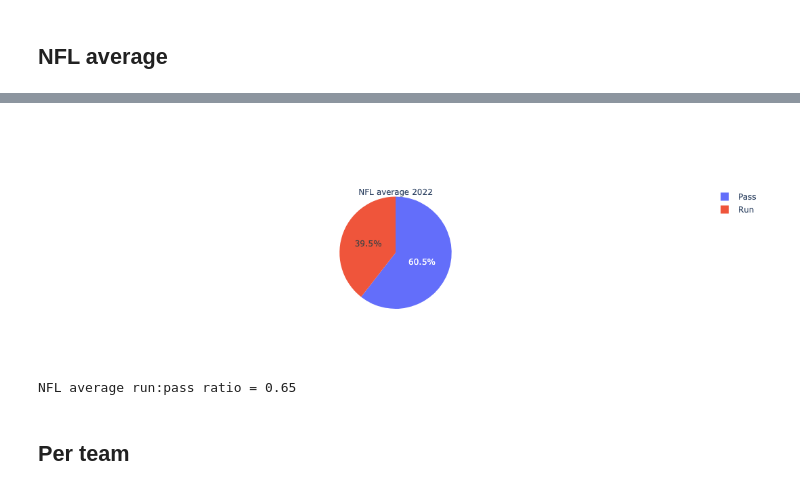
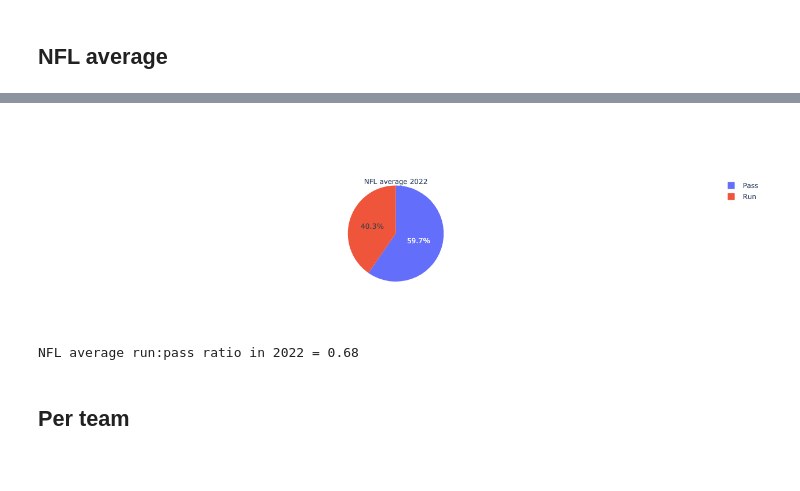
Before and after one commit to reint-fischer/soccer-research, a Jupyter notebook: run_pass.ipynb, the cells around one changed output, grey strips where cells are left out. Cells and saved outputs as stored; diff of their text form; code cells hidden in the pictures.

```diff
--- a/run_pass.ipynb
+++ b/run_pass.ipynb
@@ -7,11 +7,12 @@ import numpy as np
 import plotly.graph_objects as go
 import plotly.express as px
 # %%
+year = 2022
 ### Play-By-Play data for 2022
-df_pbp_2022 = nfl.import_pbp_data(years=[2022])
+df_pbp_2022 = nfl.import_pbp_data(years=[year])
 
 ### Players
-df_players = nfl.import_rosters([2021])
+df_players = nfl.import_rosters([year])
 ### Teams
 df_teams = nfl.import_team_desc()
 # %% [output]
@@ -72,12 +60,12 @@ set(df_pbp_2022['play_type'])
 # %%
-fig = go.Figure(data=[go.Pie(labels=labels, values=values, title='NFL average 2022')])
+fig = go.Figure(data=[go.Pie(labels=labels, values=values, title=f'NFL average {year}')])
 fig.show()
 # %% [output]
-[figure, old version]
+[figure, new version]
 # %%
-print('NFL average run:pass ratio = '+str(np.round(no_runs/no_passes,2)))
+print(f'NFL average run:pass ratio in {year} = '+str(np.round(no_runs/no_passes,2)))
 # %% [output]
-NFL average run:pass ratio = 0.65
+NFL average run:pass ratio in 2022 = 0.68
 # %% [markdown]
 ## Per team
 # %%
```
Also changed, not shown: parts of 14 cells of this notebook, 2 other files.
